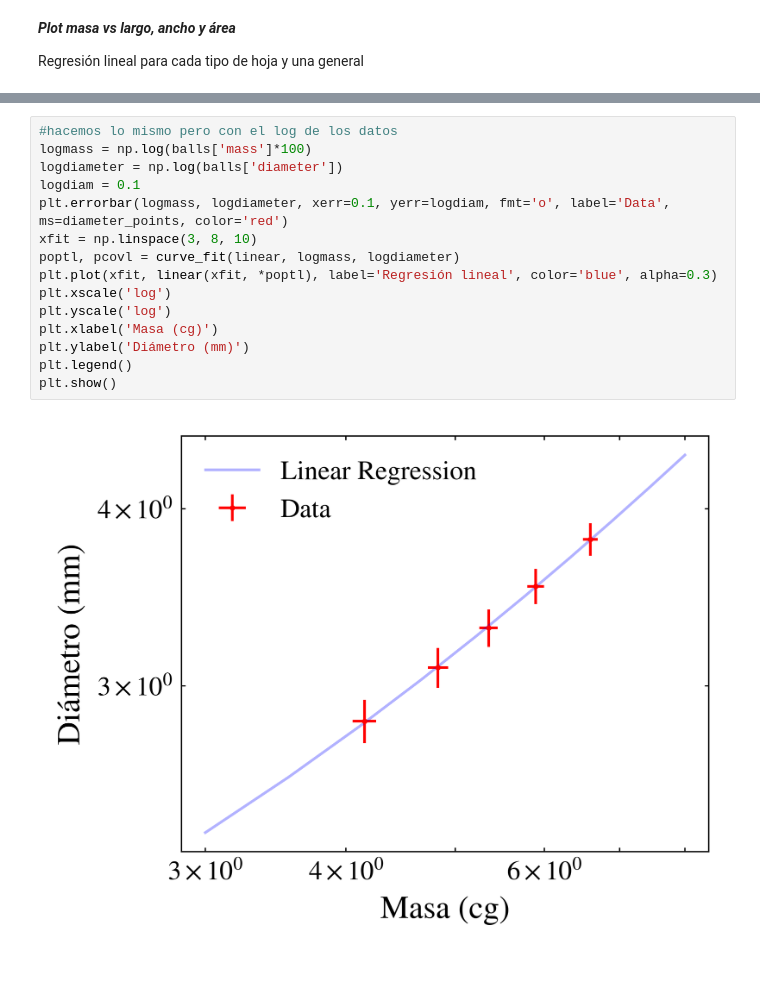
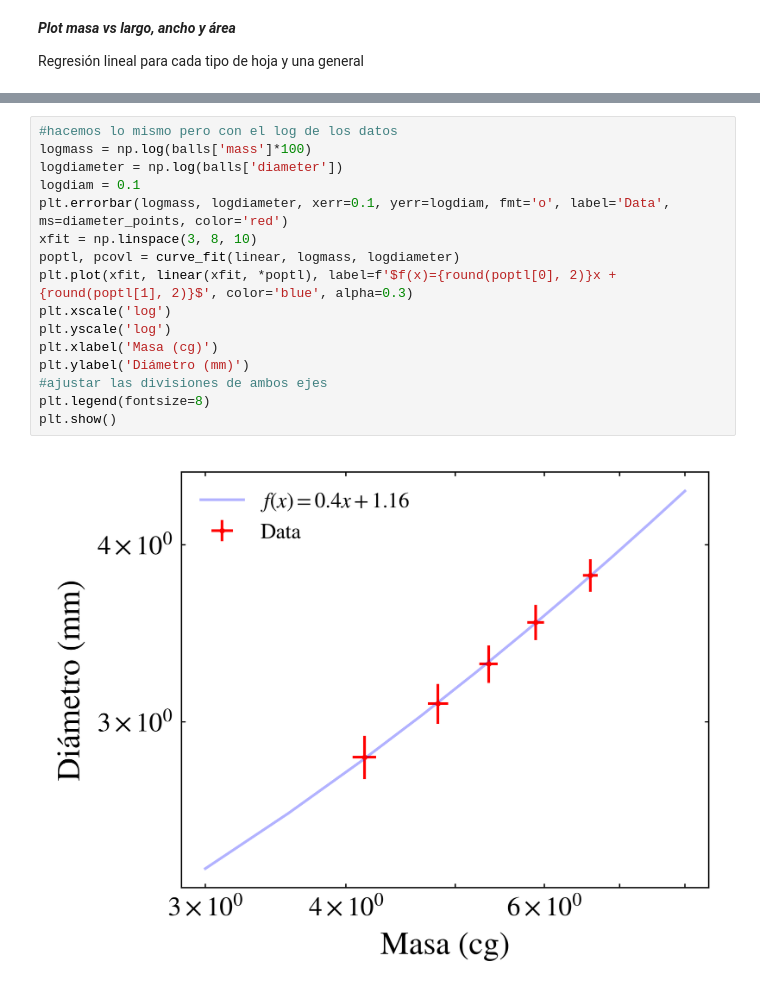
Before and after one commit to ignaschuemer7/Labo_I-Fisica_I, a Jupyter notebook: stats.ipynb, the cells around one changed output, grey strips where cells are left out. Drawn from its saved outputs; the diff is of its cells as text.

```diff
--- a/stats.ipynb
+++ b/stats.ipynb
@@ -203,17 +211,18 @@ plt.show()
 # %%
 #hacemos lo mismo pero con el log de los datos
 logmass = np.log(balls['mass']*100)
 logdiameter = np.log(balls['diameter'])
 logdiam = 0.1
 plt.errorbar(logmass, logdiameter, xerr=0.1, yerr=logdiam, fmt='o', label='Data', ms=diameter_points, color='red')
 xfit = np.linspace(3, 8, 10)
 poptl, pcovl = curve_fit(linear, logmass, logdiameter)
-plt.plot(xfit, linear(xfit, *poptl), label='Regresión lineal', color='blue', alpha=0.3)
+plt.plot(xfit, linear(xfit, *poptl), label=f'$f(x)={round(poptl[0], 2)}x + {round(poptl[1], 2)}$', color='blue', alpha=0.3)
 plt.xscale('log')
 plt.yscale('log')
 plt.xlabel('Masa (cg)')
 plt.ylabel('Diámetro (mm)')
-plt.legend()
+#ajustar las divisiones de ambos ejes
+plt.legend(fontsize=8)
 plt.show()
 # %% [output]
-[figure, old version]
+[figure, new version]
```
Also changed, not shown: parts of 4 cells of this notebook.
